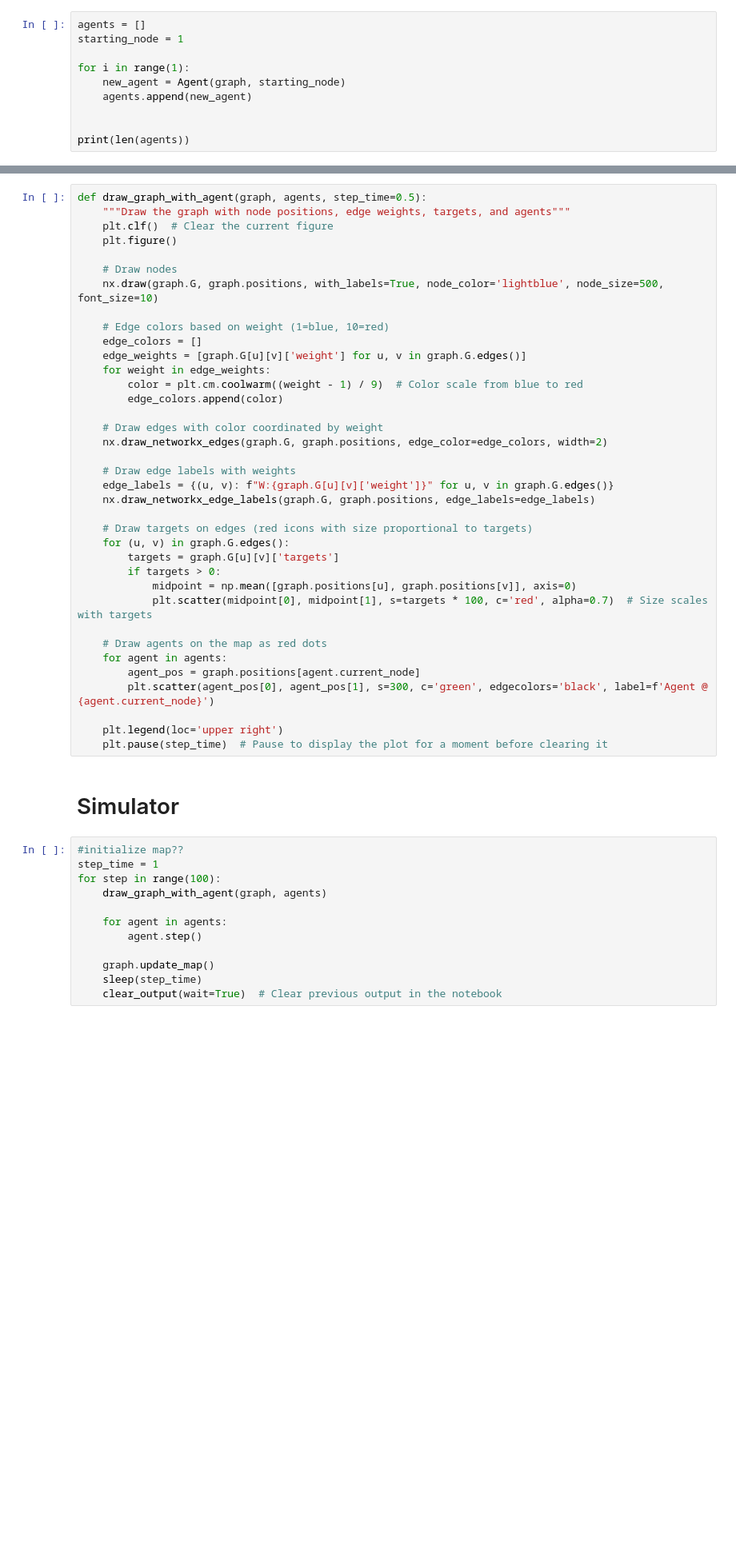
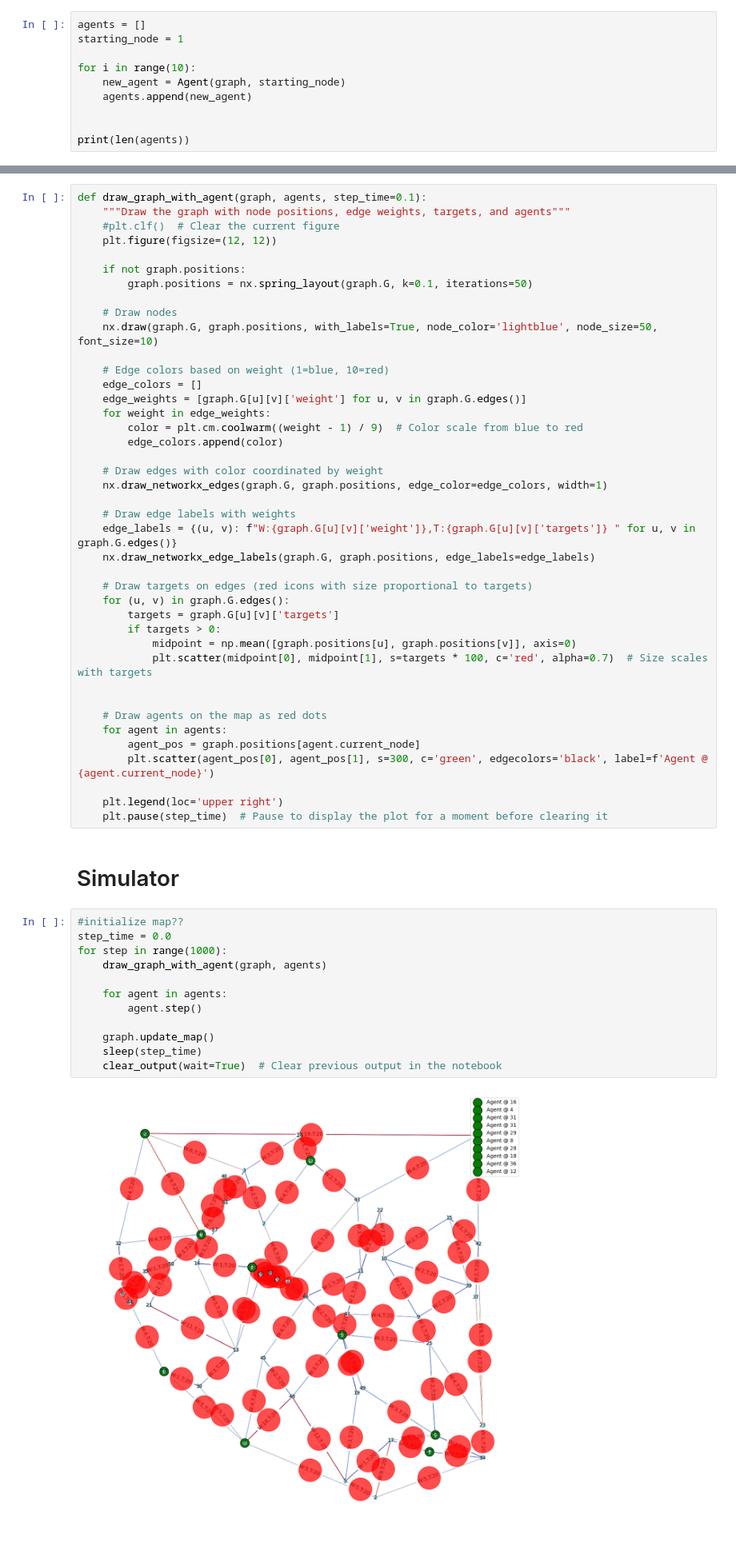
Before and after one commit to llamas20/automated-trash-mapper, a Jupyter notebook: simulation.ipynb, the cells around one changed output, grey strips where cells are left out. Shown at 80% size. Cells and saved outputs as stored; diff of their text form; blank space fills up the shorter version.

```diff
--- a/simulation.ipynb
+++ b/simulation.ipynb
@@ -44,7 +45,7 @@ graph.draw_graph()
 agents = []
 starting_node = 1
 
-for i in range(1):
+for i in range(10):
     new_agent = Agent(graph, starting_node)
     agents.append(new_agent)
 
@@ -55,13 +56,16 @@ print(len(agents))
 # %% [markdown]
 ## Map Builder
 # %%
-def draw_graph_with_agent(graph, agents, step_time=0.5):
+def draw_graph_with_agent(graph, agents, step_time=0.1):
     """Draw the graph with node positions, edge weights, targets, and agents"""
-    plt.clf()  # Clear the current figure
-    plt.figure()
+    #plt.clf()  # Clear the current figure
+    plt.figure(figsize=(12, 12))
+
+    if not graph.positions:
+        graph.positions = nx.spring_layout(graph.G, k=0.1, iterations=50)
 
     # Draw nodes
-    nx.draw(graph.G, graph.positions, with_labels=True, node_color='lightblue', node_size=500, font_size=10)
+    nx.draw(graph.G, graph.positions, with_labels=True, node_color='lightblue', node_size=50, font_size=10)
 
     # Edge colors based on weight (1=blue, 10=red)
     edge_colors = []
@@ -71,10 +75,10 @@ def draw_graph_with_agent(graph, agents, step_time=0.5):
         edge_colors.append(color)
 
     # Draw edges with color coordinated by weight
-    nx.draw_networkx_edges(graph.G, graph.positions, edge_color=edge_colors, width=2)
+    nx.draw_networkx_edges(graph.G, graph.positions, edge_color=edge_colors, width=1)
 
     # Draw edge labels with weights
-    edge_labels = {(u, v): f"W:{graph.G[u][v]['weight']}" for u, v in graph.G.edges()}
+    edge_labels = {(u, v): f"W:{graph.G[u][v]['weight']},T:{graph.G[u][v]['targets']} " for u, v in graph.G.edges()}
     nx.draw_networkx_edge_labels(graph.G, graph.positions, edge_labels=edge_labels)
 
     # Draw targets on edges (red icons with size proportional to targets)
@@ -84,6 +88,7 @@ def draw_graph_with_agent(graph, agents, step_time=0.5):
             midpoint = np.mean([graph.positions[u], graph.positions[v]], axis=0)
             plt.scatter(midpoint[0], midpoint[1], s=targets * 100, c='red', alpha=0.7)  # Size scales with targets
 
+
     # Draw agents on the map as red dots
     for agent in agents:
         agent_pos = graph.positions[agent.current_node]
@@ -95,14 +100,15 @@ def draw_graph_with_agent(graph, agents, step_time=0.5):
 # Simulator
 # %%
 #initialize map??
-step_time = 1
-for step in range(100):
+step_time = 0.0
+for step in range(1000):
     draw_graph_with_agent(graph, agents)
 
     for agent in agents:
         agent.step()
 
     graph.update_map()
     sleep(step_time)
     clear_output(wait=True)  # Clear previous output in the notebook
 # %% [output]
+[figure, new version]
```
Also changed, not shown: parts of 4 cells of this notebook, 2 other files.
